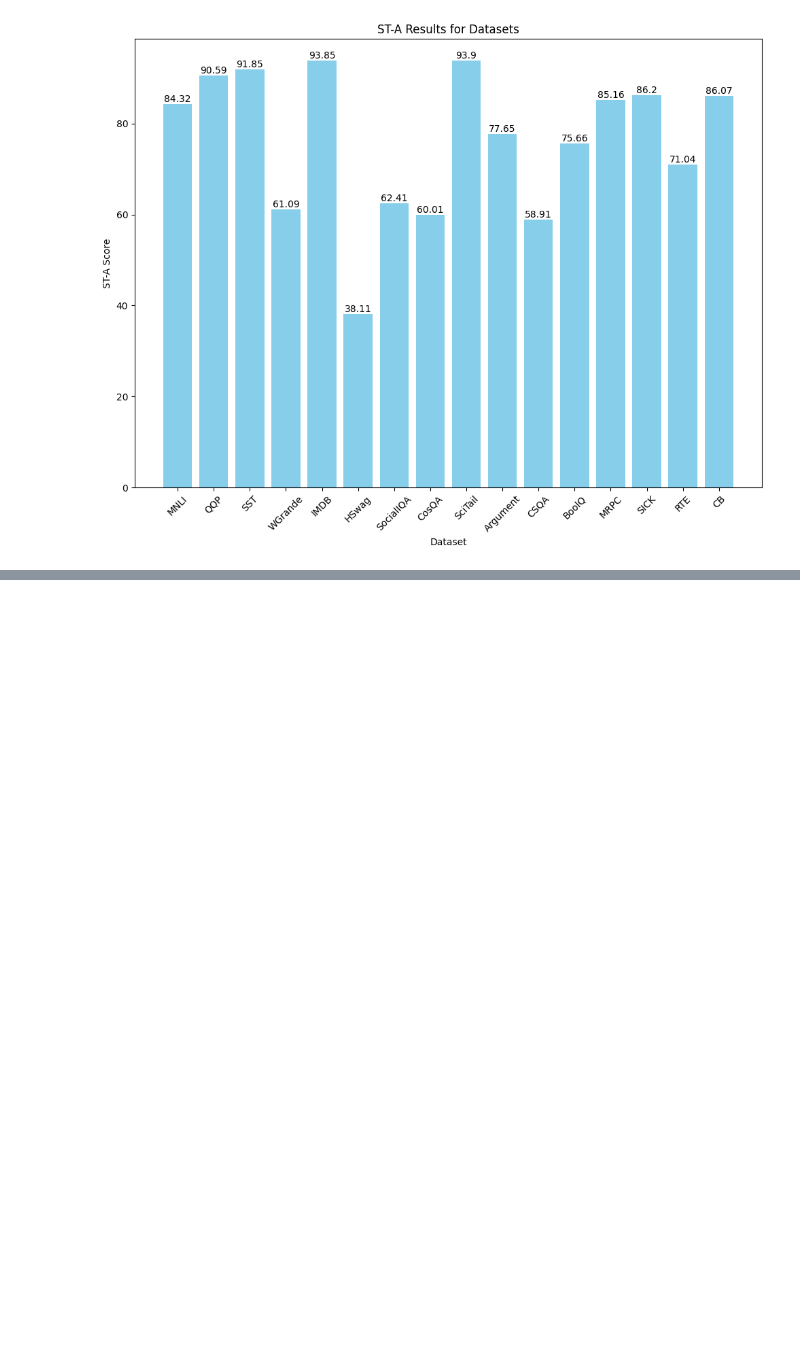
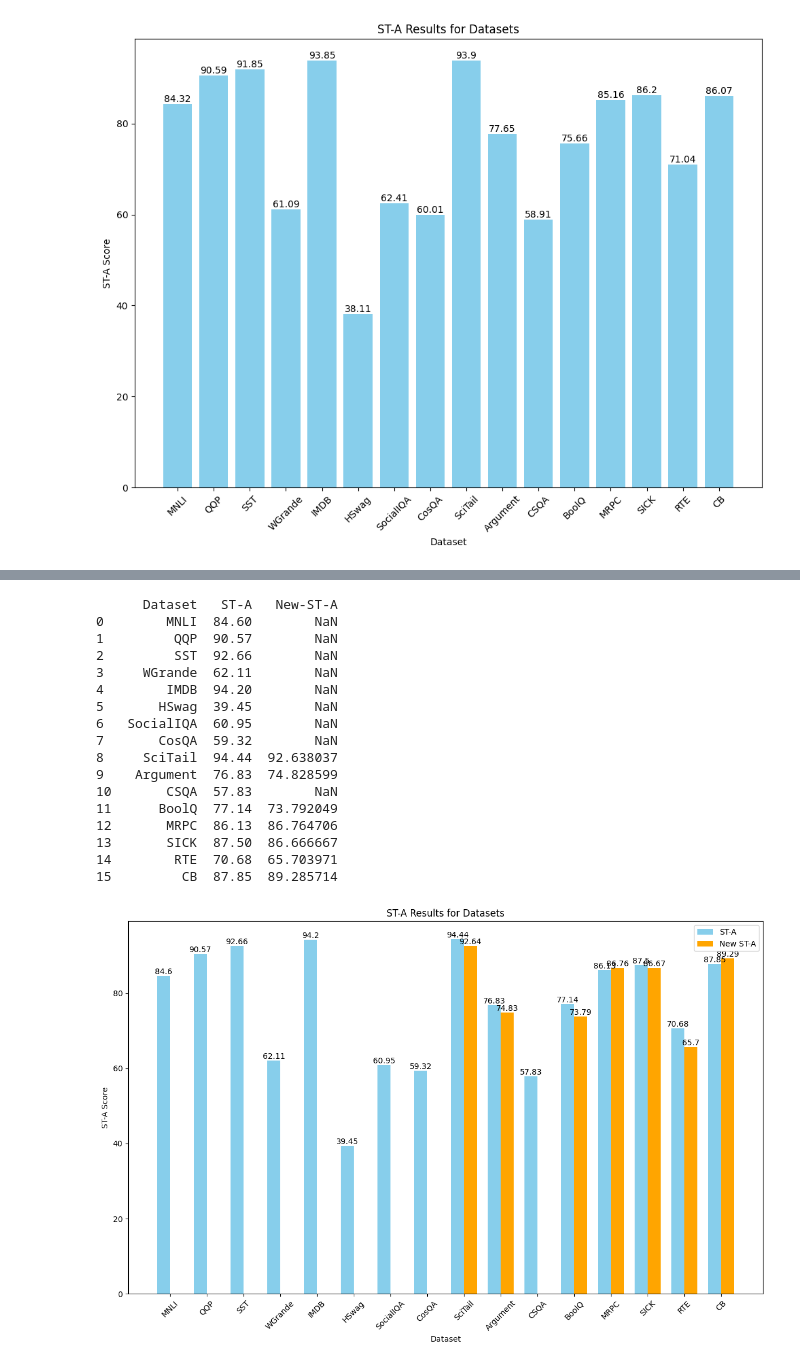
Before and after one commit to HectorAuvinen/adapter_experiments, a Jupyter notebook: notebooks/scrape_results.ipynb, the cells around one changed output, grey strips where cells are left out. Drawn from its saved outputs; the diff is of its cells as text; code cells hidden in the pictures; blank space fills up the shorter version.

```diff
--- a/notebooks/scrape_results.ipynb
+++ b/notebooks/scrape_results.ipynb
@@ -36,4 +50,15 @@ plt.tight_layout()  # Adjust the layout to make room for the x labels
 plt.show()
 # %% [output]
 [figure]
+# %%
+from pathlib import Path
+import json
+import ast
+
+name_map = {'MNLI':"mnli", 'QQP':"qqp", 'SST':"sst2", 'WGrande':"winogrande",
+            'IMDB':"imdb", 'HSwag':"hellaswag", 'SocialIQA':"socqa", 'CosQA':"cosmossqa",
+            'SciTail':"scitail", 'Argument':"argument", 'CSQA':"csqa", 'BoolQ':"boolq",
+            'MRPC':"mrpc", 'SICK':"sick", 'RTE':"rte", 'CB':"cb"}
+
+name_map = {value: key for key, value in name_map.items()}
 # %%
@@ -106,0 +141,61 @@ for file in res_path.iterdir():
+# %%
+import numpy as np
+
+# Add a new column for the new configuration results
+df['New-ST-A'] = df['Dataset'].map(new_results)  # This automatically aligns new results with their respective datasets
+
+print(df)
+# Plotting
+plt.figure(figsize=(12, 8))
+
+# Bar width
+bar_width = 0.35
+
+# Positions of the left bar-boundaries
+r1 = np.arange(len(df['Dataset']))
+
+# Positions of the right bar-boundaries
+r2 = [x + bar_width for x in r1]
+
+# Plotting both the original and new results
+bars1 = plt.bar(r1, df['ST-A'], color='skyblue', width=bar_width, label='ST-A')
+bars2 = plt.bar(r2, df['New-ST-A'], color='orange', width=bar_width, label='New ST-A')
+
+plt.xlabel('Dataset')
+plt.ylabel('ST-A Score')
+plt.title('ST-A Results for Datasets')
+
+# Adding the text labels above the bars
+for bars in (bars1, bars2):
+    for bar in bars:
+        yval = bar.get_height()
+        if not np.isnan(yval):  # Only add text label if the value is not NaN
+            plt.text(bar.get_x() + bar.get_width() / 2.0, yval, round(yval, 2), va='bottom', ha='center')
+
+# Adding dataset names as x-ticks
+plt.xticks([r + bar_width/2 for r in range(len(df['Dataset']))], df['Dataset'], rotation=45)
+
+plt.legend()
+plt.tight_layout()
+
+# Show the plot
+plt.show()
+# %% [output]
+      Dataset   ST-A   New-ST-A
+0        MNLI  84.60        NaN
+1         QQP  90.57        NaN
+2         SST  92.66        NaN
+3     WGrande  62.11        NaN
+4        IMDB  94.20        NaN
+5       HSwag  39.45        NaN
+6   SocialIQA  60.95        NaN
+7       CosQA  59.32        NaN
+8     SciTail  94.44  92.638037
+9    Argument  76.83  74.828599
+10       CSQA  57.83        NaN
+11      BoolQ  77.14  73.792049
+12       MRPC  86.13  86.764706
+13       SICK  87.50  86.666667
+14        RTE  70.68  65.703971
+15         CB  87.85  89.285714
+[figure, added]
```
Also changed, not shown: parts of 3 cells of this notebook, 4 other files.
